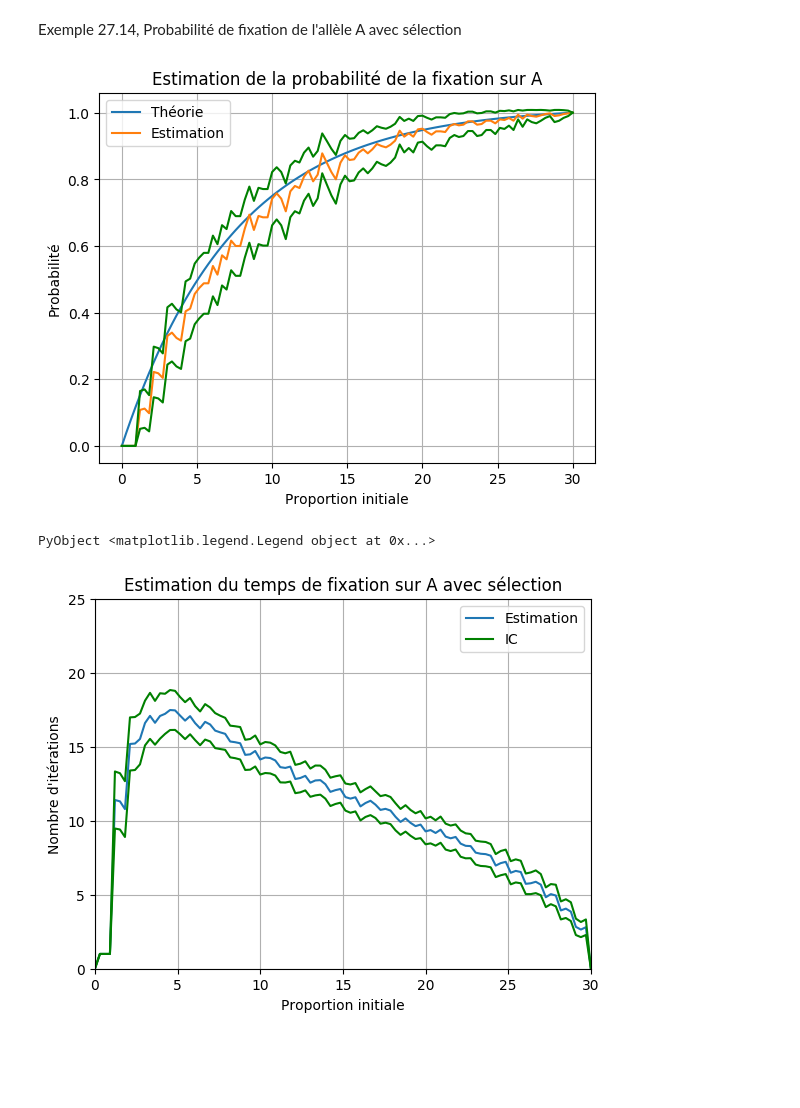
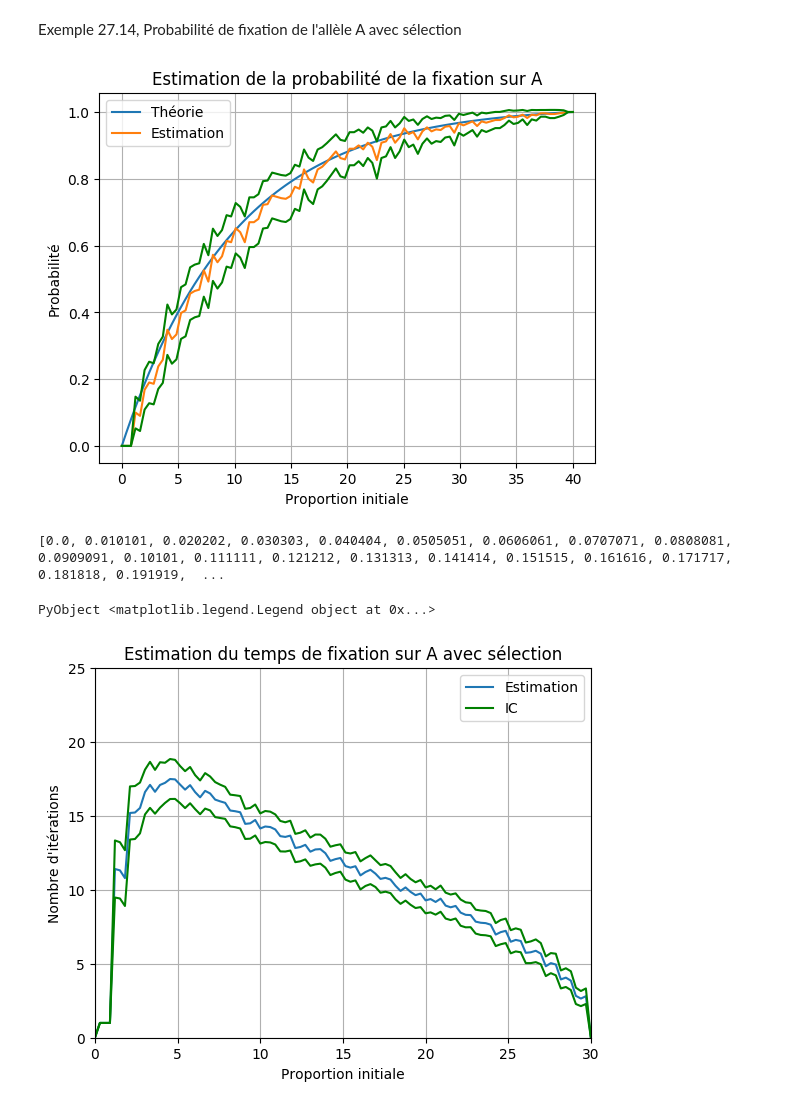
Before and after one commit to Flewer47/MOPSIProject, a Jupyter notebook: Wright-Fisher_Algorithm.ipynb, the cells around one changed output. Cells and saved outputs as stored; diff of their text form; code cells hidden in the pictures; blank space fills up the shorter version.

```diff
--- a/Wright-Fisher_Algorithm.ipynb
+++ b/Wright-Fisher_Algorithm.ipynb
@@ -297,7 +298,7 @@ Exemple 27.14, Probabilité de fixation de l'allèle A avec sélection
 Exemple 27.14, Probabilité de fixation de l'allèle A avec sélection
 # %%
 using PyPlot
-N = 30
+N = 40
 alpha = 2
 s = alpha/N
 #s = 0.01
@@ -311,35 +312,38 @@ Nb_Iterations = 500
 
 Y = zeros(Float64, Nb_Initial_Proportions)
 Y_std= zeros(Float64, Nb_Initial_Proportions)
 for i in 1:Nb_Initial_Proportions
     estimated_pN, deviation = estimation_of_pN(Nb_Iterations, N,X[i],finalTime,0,0,s)
     Y[i] = estimated_pN
     Y_std[i] = deviation
 end
 
 ##we compute the exact law
 
 function Ptheory(x)
     return (1-exp(-2*alpha*x))/(1-exp(-2*alpha))
 end
 
 Y_theory = [Ptheory(X[i]) for i in 1:Nb_Initial_Proportions]
 
 ##we create the plot
+print(X)
+print(Y)
 
 plot(X*N, Y_theory)
 plot(X*N,Y)
 plot(X*N, Y + Y_std/sqrt(N), color="green")
 plot(X*N, Y - Y_std/sqrt(N), color="green")
 grid("true")
 
 title("Estimation de la probabilité de la fixation sur A")
 xlabel("Proportion initiale")
 ylabel("Probabilité")
 legend(["Théorie", "Estimation"])
 # %% [output]
-[figure, old version]
+[figure, new version]
-PyObject <matplotlib.legend.Legend object at 0x...>
+[0.0, 0.010101, 0.020202, 0.030303, 0.040404, 0.0505051, 0.0606061, 0.0707071, 0.0808081, 0.0909091, 0.10101, 0.111111, 0.121212, 0.131313, 0.141414, 0.151515, 0.161616, 0.171717, 0.181818, 0.191919,  ...
+PyObject <matplotlib.legend.Legend object at 0x...>
 # %%
 using PyPlot
 
```
Also changed, not shown: parts of 2 cells of this notebook, 1 other file.
